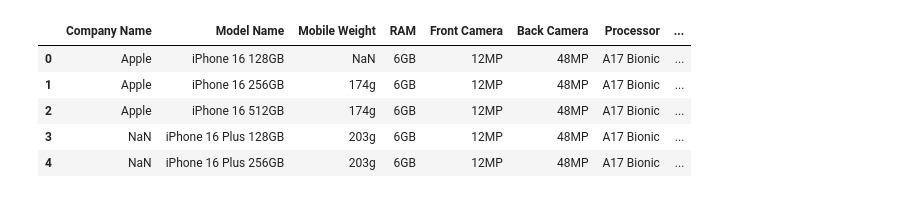
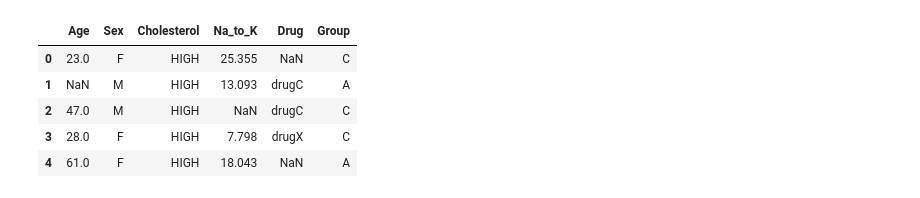
Before and after one commit to Dimitar-04/DS-Labs, a Jupyter notebook: Kolokviumski/Untitled.ipynb, the cells around one changed output. Drawn from its saved outputs; the diff is of its cells as text; code cells hidden in the pictures.

```diff
--- a/Kolokviumski/Untitled.ipynb
+++ b/Kolokviumski/Untitled.ipynb
@@ -8,10 +30,10 @@ import re
 # %%
-df=pd.read_csv("phones.csv")
+df=pd.read_csv('drug200.csv')
 df.head()
 # %% [output]
-|  | Company Name | Model Name | Mobile Weight | RAM | Front Camera | Back Camera | Processor | ... |
-| 0 | Apple | iPhone 16 128GB | NaN | 6GB | 12MP | 48MP | A17 Bionic | ... |
-| 1 | Apple | iPhone 16 256GB | 174g | 6GB | 12MP | 48MP | A17 Bionic | ... |
-| 2 | Apple | iPhone 16 512GB | 174g | 6GB | 12MP | 48MP | A17 Bionic | ... |
-| 3 | NaN | iPhone 16 Plus 128GB | 203g | 6GB | 12MP | 48MP | A17 Bionic | ... |
-| 4 | NaN | iPhone 16 Plus 256GB | 203g | 6GB | 12MP | 48MP | A17 Bionic | ... |
+|  | Age | Sex | Cholesterol | Na_to_K | Drug | Group |
+| 0 | 23.0 | F | HIGH | 25.355 | NaN | C |
+| 1 | NaN | M | HIGH | 13.093 | drugC | A |
+| 2 | 47.0 | M | HIGH | NaN | drugC | C |
+| 3 | 28.0 | F | HIGH | 7.798 | drugX | C |
+| 4 | 61.0 | F | HIGH | 18.043 | NaN | A |
```
Also changed, not shown: parts of 56 cells of this notebook, 2 other files.
